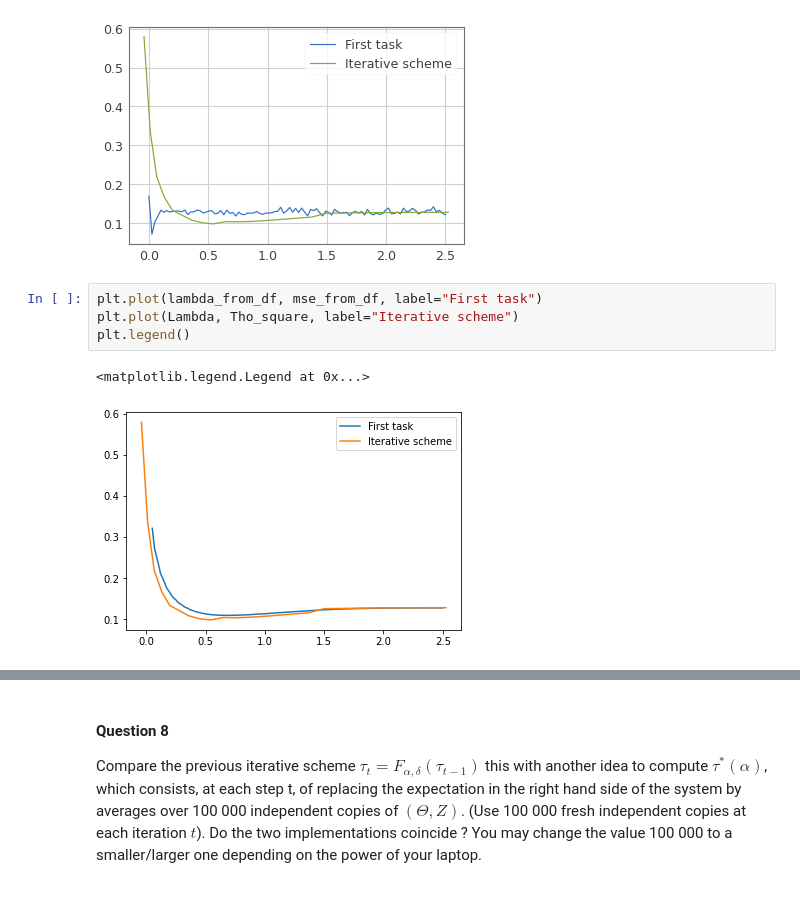
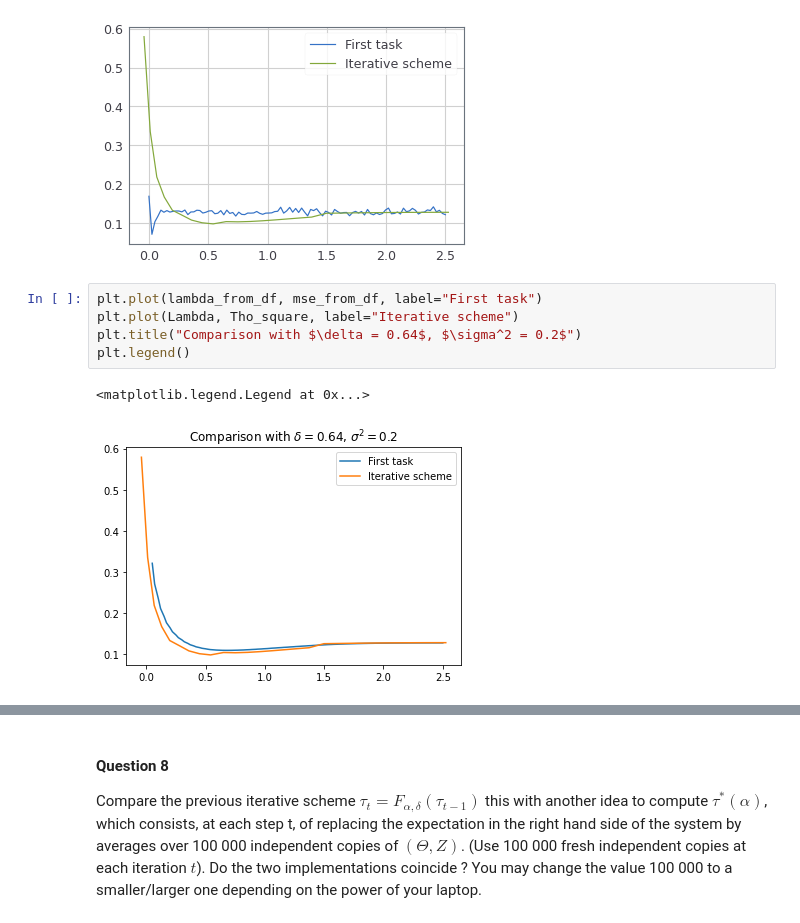
Before and after one commit to JulienKhlt/Hista, a Jupyter notebook: Projet_HISTA_FargeonKhlautRuhlmann.ipynb, the cells around one changed output, grey strips where cells are left out. Drawn from its saved outputs; the diff is of its cells as text.

```diff
--- a/Projet_HISTA_FargeonKhlautRuhlmann.ipynb
+++ b/Projet_HISTA_FargeonKhlautRuhlmann.ipynb
@@ -327,7 +327,8 @@ plt.legend()
 # %%
 plt.plot(lambda_from_df, mse_from_df, label="First task")
 plt.plot(Lambda, Tho_square, label="Iterative scheme")
+plt.title("Comparison with $\delta = 0.64$, $\sigma^2 = 0.2$")
 plt.legend()
 # %% [output]
 <matplotlib.legend.Legend at 0x...>
-[figure, old version]
+[figure, new version]
```
Also changed, not shown: parts of 8 cells of this notebook.
